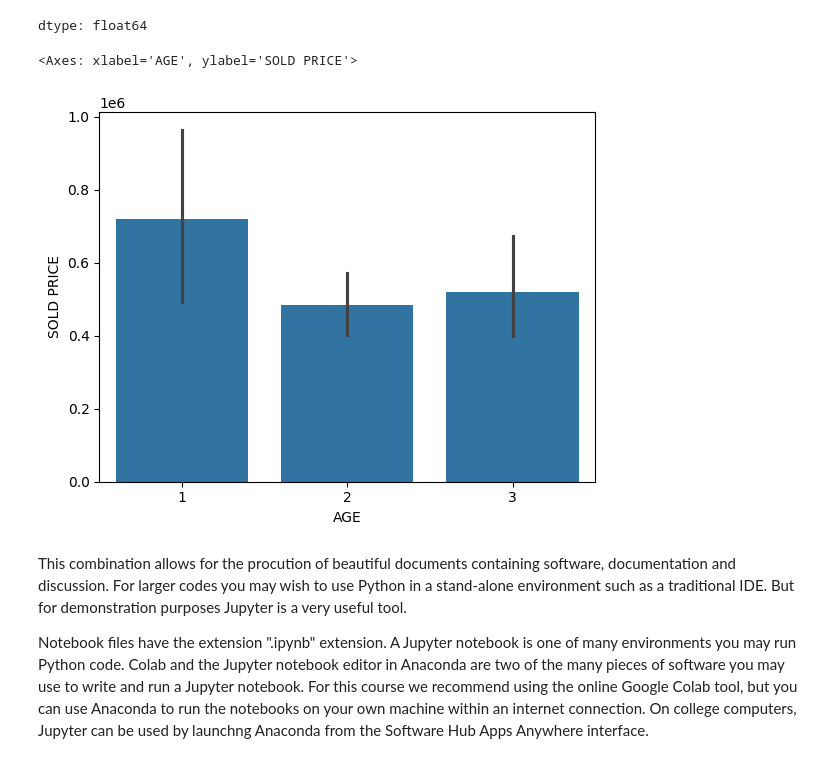
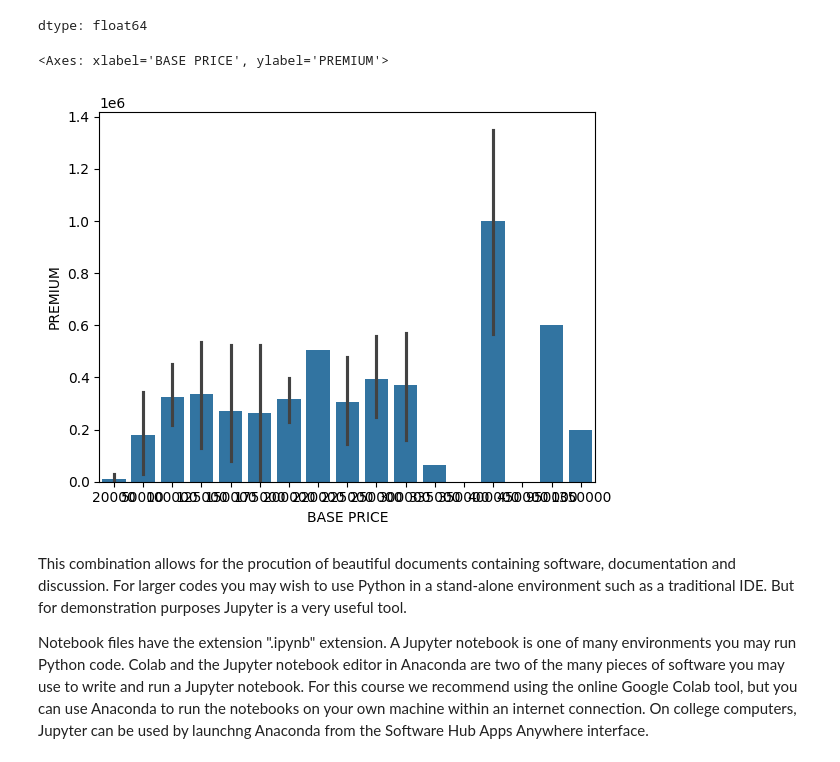
Before and after one commit to Adi1805kumar/Adi1805kumar, a Jupyter notebook: Using Jupyter Notebooks.ipynb, the cells around one changed output. Cells and saved outputs as stored; diff of their text form; code cells hidden in the pictures.

```diff
--- a/Using Jupyter Notebooks.ipynb
+++ b/Using Jupyter Notebooks.ipynb
@@ -91,11 +91,11 @@ dtype: float64
 # %%
 import matplotlib.pyplot as plt
 import seaborn as sns
 
-sns.barplot(x='AGE',y='SOLD PRICE', data=df)
+sns.barplot(x='BASE PRICE',y='PREMIUM', data=df)
 # %% [output]
-<Axes: xlabel='AGE', ylabel='SOLD PRICE'>
+<Axes: xlabel='BASE PRICE', ylabel='PREMIUM'>
-[figure, old version]
+[figure, new version]
 # %% [markdown]
 This combination allows for the procution of beautiful documents containing software, documentation and discussion. For larger codes you may wish to use Python in a stand-alone environment such as a traditional IDE. But for demonstration purposes Jupyter is a very useful tool.
 
```
